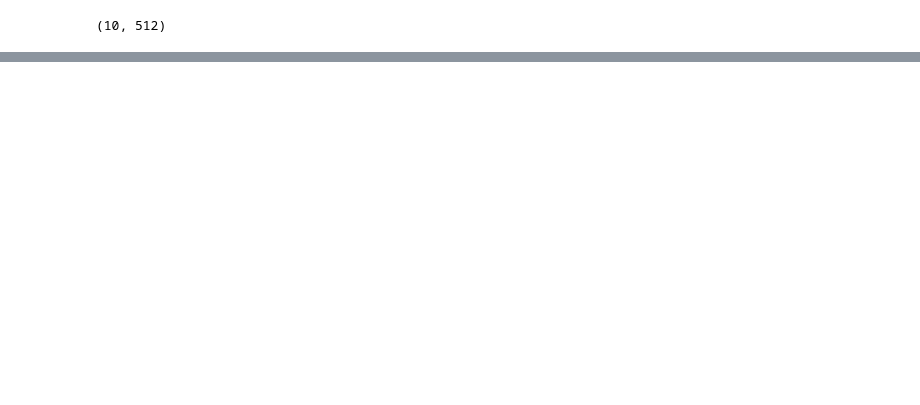
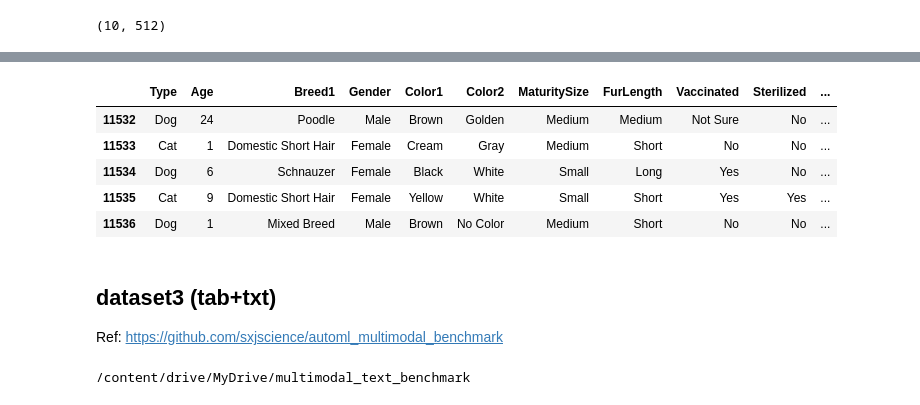
Before and after one commit to wjlgatech/fastai_multimodal, a Jupyter notebook: nbs/fastai_multimodal.ipynb, the cells around one changed output, grey strips where cells are left out. Cells and saved outputs as stored; diff of their text form; code cells hidden in the pictures; blank space fills up the shorter version.

```diff
--- a/nbs/fastai_multimodal.ipynb
+++ b/nbs/fastai_multimodal.ipynb
@@ -3602,0 +2658,4 @@ NameError: ignored
+# %%
+from pathlib import Path
+nrows = 10**20
+data_path='/content/drive/MyDrive/fastai_multimodal/datasets/'
@@ -3602,0 +2821,16 @@ NameError: ignored
+# %%
+dataset_url = 'http://storage.googleapis.com/download.tensorflow.org/data/petfinder-mini.zip'
+csv_file = 'datasets/petfinder-mini/petfinder-mini.csv'
+
+tf.keras.utils.get_file('petfinder_mini.zip', dataset_url,
+                        extract=True, cache_dir='.')
+df = pd.read_csv(csv_file, nrows=nrows)
+
+label_col = 'AdoptionSpeed'
+
+#save a copy
+df.to_csv(data_path+'df_adoption.csv')
+
+#dbck
+df.tail()
+# %% [output]
@@ -3602,0 +2840,20 @@ NameError: ignored
+|  | Type | Age | Breed1 | Gender | Color1 | Color2 | MaturitySize | FurLength | Vaccinated | Sterilized | ... |
+| 11532 | Dog | 24 | Poodle | Male | Brown | Golden | Medium | Medium | Not Sure | No | ... |
+| 11533 | Cat | 1 | Domestic Short Hair | Female | Cream | Gray | Medium | Short | No | No | ... |
+| 11534 | Dog | 6 | Schnauzer | Female | Black | White | Small | Long | Yes | No | ... |
+| 11535 | Cat | 9 | Domestic Short Hair | Female | Yellow | White | Small | Short | Yes | Yes | ... |
+| 11536 | Dog | 1 | Mixed Breed | Male | Brown | No Color | Medium | Short | No | No | ... |
+# %% [markdown]
+## dataset3 (tab+txt)
+
+Ref: https://github.com/sxjscience/automl_multimodal_benchmark
+# %%
+from pathlib import Path
+import os
+data_path = Path('../multimodal_text_benchmark/') #/drive/My Drive
+os.chdir(data_path)
+
+#dbck
+!pwd
+# %% [output]
+/content/drive/MyDrive/multimodal_text_benchmark
```
Also changed, not shown: parts of 288 cells of this notebook.
